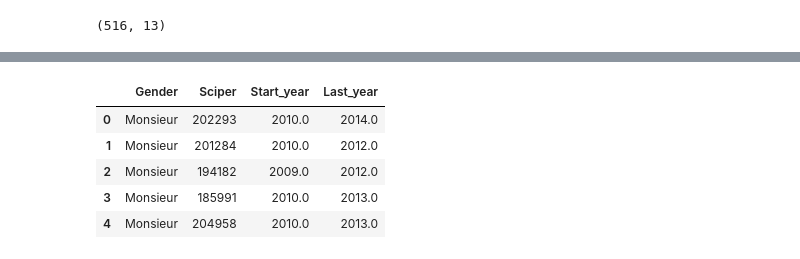
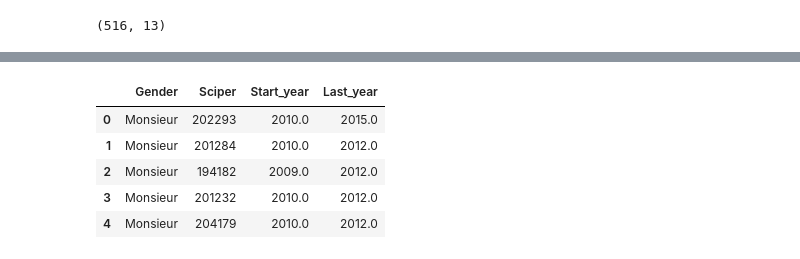
Before and after one commit to nathanquinteiro/ADA-Homework, a Jupyter notebook: 02 - Data from the Web/Data from the Web (benoit).ipynb, the cells around one changed output, grey strips where cells are left out. Drawn from its saved outputs; the diff is of its cells as text; code cells hidden in the pictures.

Commit message:
added bachelor 5

```diff
--- a/02 - Data from the Web/Data from the Web (benoit).ipynb
+++ b/02 - Data from the Web/Data from the Web (benoit).ipynb
@@ -261,0 +338,11 @@ bch6_final.head()
+# %%
+bachelor_end = pd.merge(bch6_final, bch5_final, how='left', on=['Gender','Sciper'], suffixes=['_bch6', '_bch5'])
+bachelor_end.head()
+#with pd.option_context('display.max_rows', 999, 'display.max_columns', 999):
+    #print(bachelor_end)
+#bch
+#new = bachelor_end.loc[bachelor_end['Last_year_bch6'] < bachelor_end['Last_year_bch5']]
+#new.shape
+#bachelor_end.shape
+#with pd.option_context('display.max_rows', 999, 'display.max_columns', 999):
+    #print(bachelor_end)
@@ -261,0 +360,4 @@ bch6_final.head()
+# %%
+bachelor_end_compare = bachelor_end.drop(bachelor_end.columns[[0, 1]], axis=1)
+bachelor_end_string = bachelor_end.drop(bachelor_end.columns[[2, 3]], axis=1)
+bachelor_end_compare.head()
@@ -261,0 +371,5 @@ bch6_final.head()
+# %%
+bch56_max_final = bachelor_end_compare.max(axis=1)
+bch56_max_final.head()
+#with pd.option_context('display.max_rows', 999, 'display.max_columns', 999):
+    #print(bch56_max_final)
@@ -261,0 +383,4 @@ bch6_final.head()
+# %%
+bch56_final = pd.merge(bachelor_end_string, bch56_max_final.to_frame(), left_index=True, right_index=True)
+bch56_final.columns = [['Gender', 'Sciper', 'Last_year']]
+bch56_final.head()
@@ -262,13 +394,13 @@ bch6_final.head()
 # %%
-bachelor_survivors = pd.merge(bch1_final, bch6_final, how='inner', on=['Gender','Sciper'])
+bachelor_survivors = pd.merge(bch1_final, bch56_final, how='inner', on=['Gender','Sciper'])
 bachelor_survivors.head()
 # %% [output]
 |  | Gender | Sciper | Start_year | Last_year |
-| 0 | Monsieur | 202293 | 2010.0 | 2014.0 |
+| 0 | Monsieur | 202293 | 2010.0 | 2015.0 |
 | 1 | Monsieur | 201284 | 2010.0 | 2012.0 |
 | 2 | Monsieur | 194182 | 2009.0 | 2012.0 |
-| 3 | Monsieur | 185991 | 2010.0 | 2013.0 |
-| 4 | Monsieur | 204958 | 2010.0 | 2013.0 |
+| 3 | Monsieur | 201232 | 2010.0 | 2012.0 |
+| 4 | Monsieur | 204179 | 2010.0 | 2012.0 |
 # %%
 bachelor_survivors.shape
 # %% [output]
```
Also changed, not shown: parts of 26 cells of this notebook.
